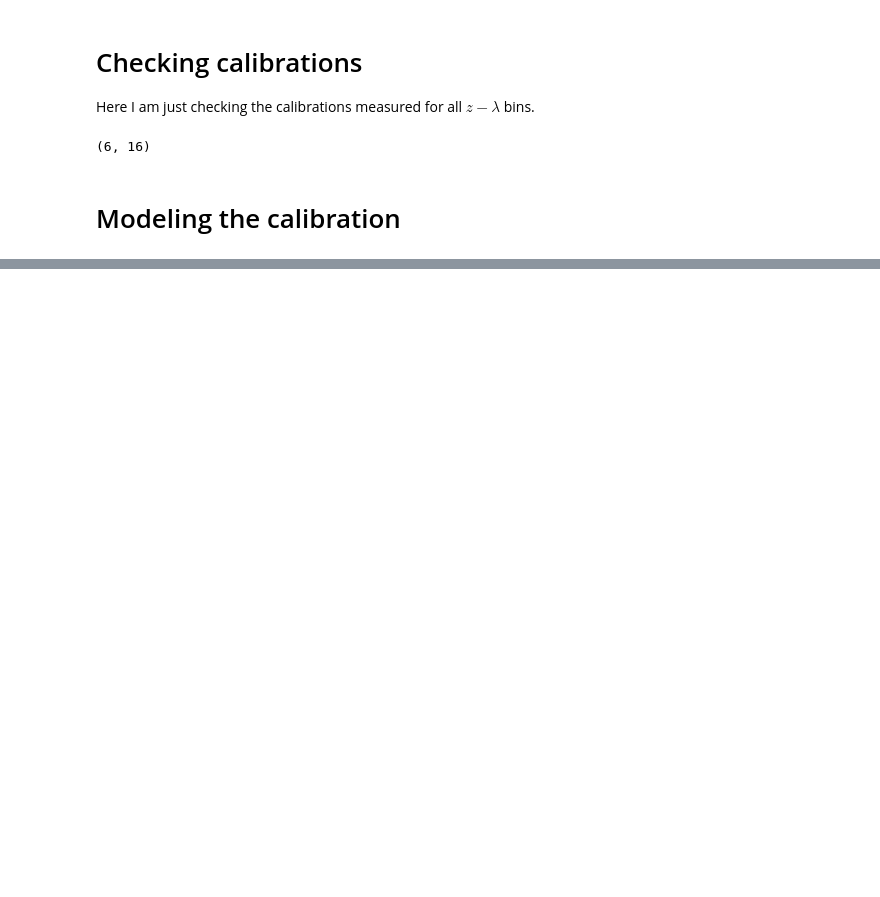
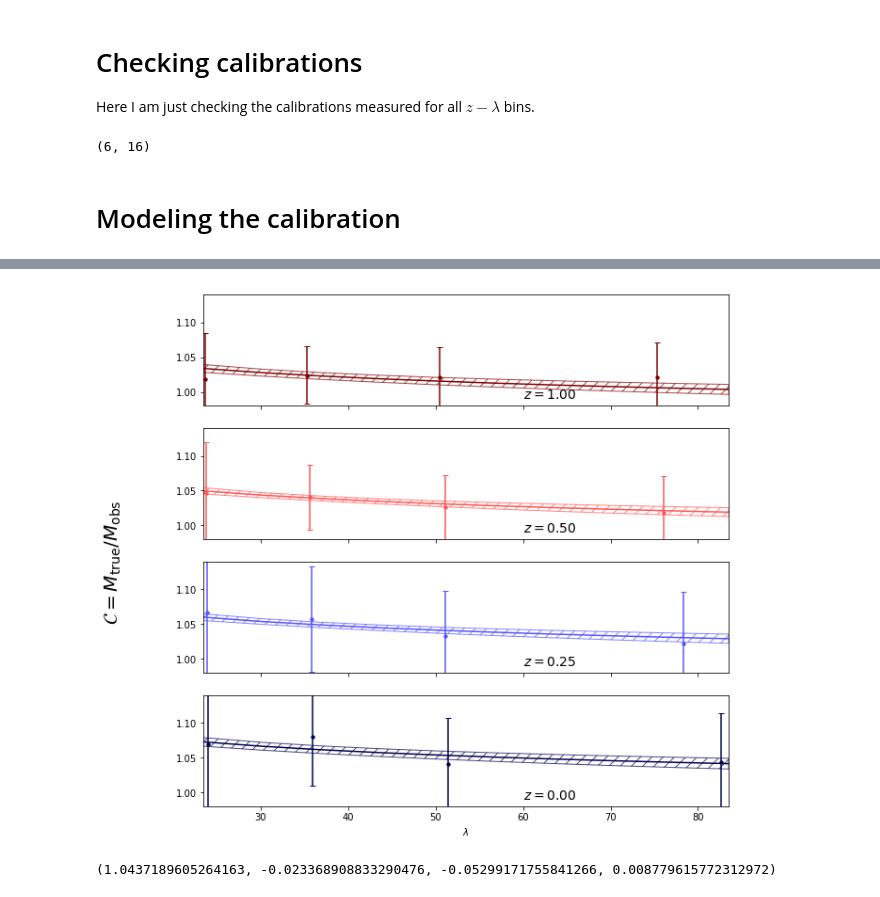
Before and after one commit to tmcclintock/MassBias, a Jupyter notebook: calibration_fits/Checking calibrations.ipynb, the cells around one changed output, grey strips where cells are left out. Cells and saved outputs as stored; diff of their text form; code cells hidden in the pictures; blank space fills up the shorter version.

Commit message:
MCMCed some of the calibrations.

```diff
--- a/calibration_fits/Checking calibrations.ipynb
+++ b/calibration_fits/Checking calibrations.ipynb
@@ -106,0 +143,31 @@ ax.set_ylim(.95,1.15)
+# %%
+zs = [1.0, 0.5, 0.25, 0.]
+fig, ax = plt.subplots(4,1, sharex=True, figsize=(10,10))
+colors = [plt.get_cmap("seismic")(ci) for ci in np.linspace(1.0, 0.0, len(zs))]
+C0, a, b, sc = chain[np.argmax(lnlikes)]
+vC0,va,vb, vsc = cov.diagonal()
+cal = args['C']
+scal = args['Cerr']
+lams = args['lams'].T
+lamx = np.linspace(np.min(lams)*0.99, np.max(lams)*1.01, num=10)
+for i in range(len(zs)):
+    C = C0 * (lamx/30.)**a * ((1+zs[i])/1.5)**b
+    C_err = np.sqrt(vC0*C**2/C0**2 + va*C**2*np.log(lamx/30.)**2 + vb*C**2*np.log((1+zs[i])/1.5)**2 + cov[0,1]*C**2/C0*np.log(lamx/30.) + cov[0,2]*C**2/C0*np.log((1+zs[i])/1.5) + cov[1,2]*C**2*np.log(lamx/30.)*np.log((1+zs[i])/1.5))
+    ax[i].plot(lamx, C, c=colors[i])
+    ax[i].fill_between(lamx, C+C_err, C-C_err, alpha=0.7, hatch='//', facecolor='none', edgecolor=colors[i])
+    ax[i].errorbar(lams[i], cal[i], scal[i], marker='.', ls='', c=colors[i])
+    ax[i].scatter(lams[i], cal[i], marker='.', color=colors[i])
+    yulim = 1.14
+    ax[i].set_ylim(0.98, yulim)
+    ax[i].set_xlim(min(lamx), max(lamx))
+    ax[i].text(60, 0.99, r"$z=%.2f$"%zs[i], fontsize=14)
+    if i == 2:
+        ax[i].text(12, yulim, r"$\mathcal{C}=M_{\rm true}/M_{\rm obs}$", rotation='vertical', fontsize=20, va='center')
+    ax[-1].set_xlabel(r"$\lambda$")
+fig.savefig("calibration_sigint%dpercent.png"%(100*sig), dpi=300, bbox_inches='tight')
+# %% [output]
+[figure, added]
+# %%
+print(C0, a, b, sc)
+# %% [output]
+(1.0437189605264163, -0.023368908833290476, -0.05299171755841266, 0.008779615772312972)
```
Also changed, not shown: parts of 11 cells of this notebook.
